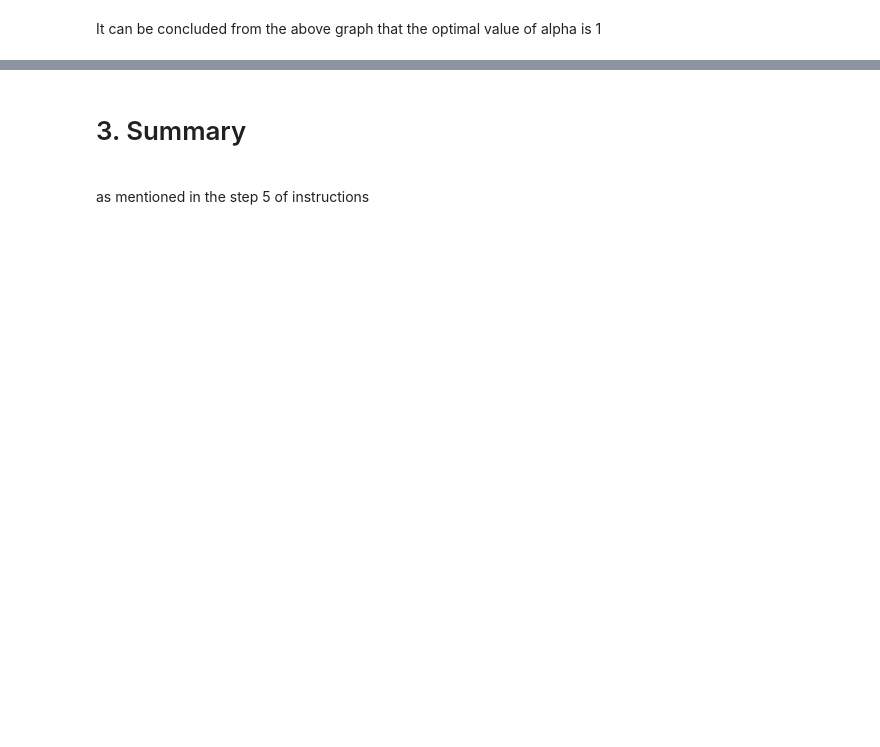
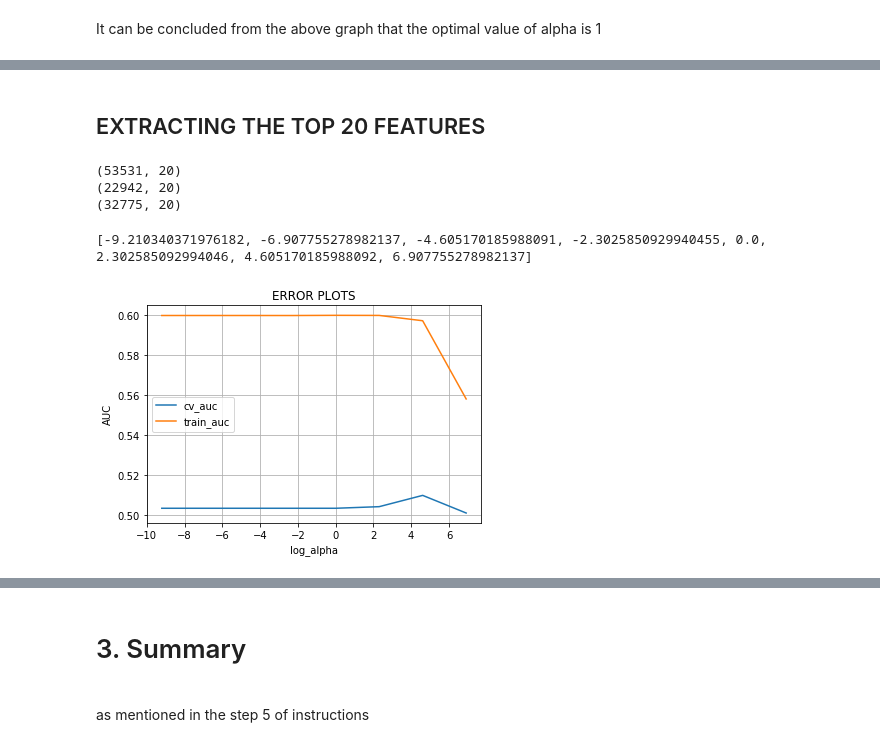
Before and after one commit to manasa-rajesh/DonorsChoose, a Jupyter notebook: Naive_Bayes.ipynb, the cells around one changed output, grey strips where cells are left out. Cells and saved outputs as stored; diff of their text form; code cells hidden in the pictures; blank space fills up the shorter version.

```diff
--- a/Naive_Bayes.ipynb
+++ b/Naive_Bayes.ipynb
@@ -485,0 +530,59 @@ plt.show()
+# %% [markdown]
+## EXTRACTING THE TOP 20 FEATURES
+# %%
+from sklearn.feature_selection import SelectKBest, chi2
+X_tr_best=SelectKBest(k=20).fit_transform(X_tr,y_train)
+print(X_tr_best.shape)
+X_cv_best=SelectKBest(k=20).fit_transform(X_cv1,y_cv)
+print(X_cv_best.shape)
+X_test_best=SelectKBest(k=20).fit_transform(X_test1,y_test)
+print(X_test_best.shape)
+# %% [output]
+(53531, 20)
+(22942, 20)
+(32775, 20)
+# %%
+from sklearn.naive_bayes import MultinomialNB
+from sklearn.model_selection import cross_val_score
+from sklearn.metrics import accuracy_score
+from sklearn.metrics import roc_auc_score
+from sklearn.metrics import auc
+import math
+alpha_values = []
+log_alpha_values=[]
+
+
+alpha = [10**x for x in range(-4,4)]
+for k in alpha:
+    log_alpha = math.log(k)
+    log_alpha_values.append(log_alpha)
+print(log_alpha_values)
+
+train_auc = []
+cv_auc = []
+
+for i in alpha:
+
+    mnb = MultinomialNB(alpha = i,class_prior=[0.5, 0.5])
+    alpha_values.append(i)
+    # fitting the model on crossvalidation train
+    mnb.fit(X_tr_best, y_train)
+
+    pred_train = mnb.predict(X_tr_best)
+    pred_cv = mnb.predict(X_cv_best)
+
+    train_auc.append(roc_auc_score(y_train,pred_train))
+    cv_auc.append(roc_auc_score(y_cv, pred_cv))
+# %% [output]
+[-9.210340371976182, -6.907755278982137, -4.605170185988091, -2.3025850929940455, 0.0, 2.302585092994046, 4.605170185988092, 6.907755278982137]
+# %%
+plt.plot(log_alpha_values,cv_auc,label = 'cv_auc')
+plt.plot(log_alpha_values,train_auc,label = 'train_auc')
+plt.xlabel('log_alpha')
+plt.ylabel('AUC')
+plt.title("ERROR PLOTS")
+plt.grid()
+plt.legend()
+plt.show()
+# %% [output]
+[figure, added]
```
Also changed, not shown: parts of 15 cells of this notebook.
